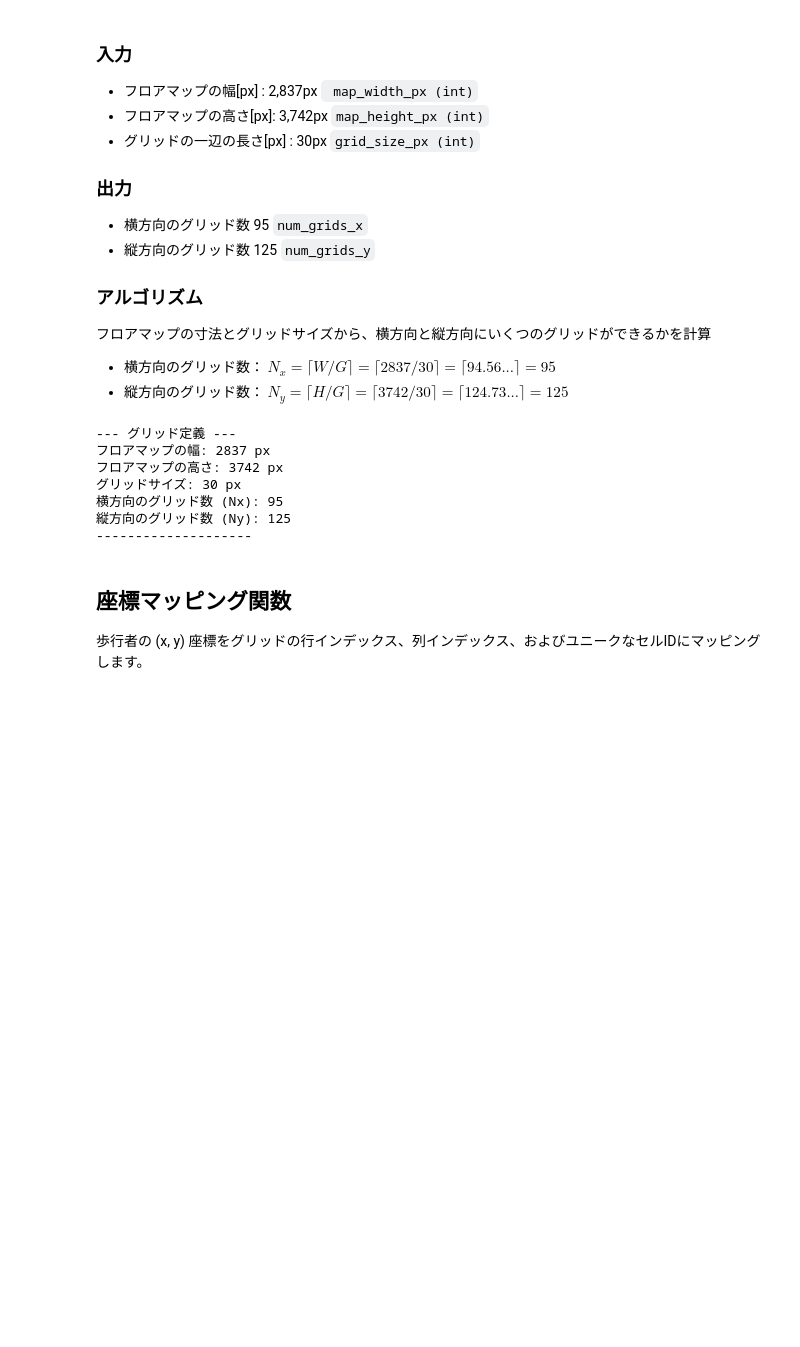
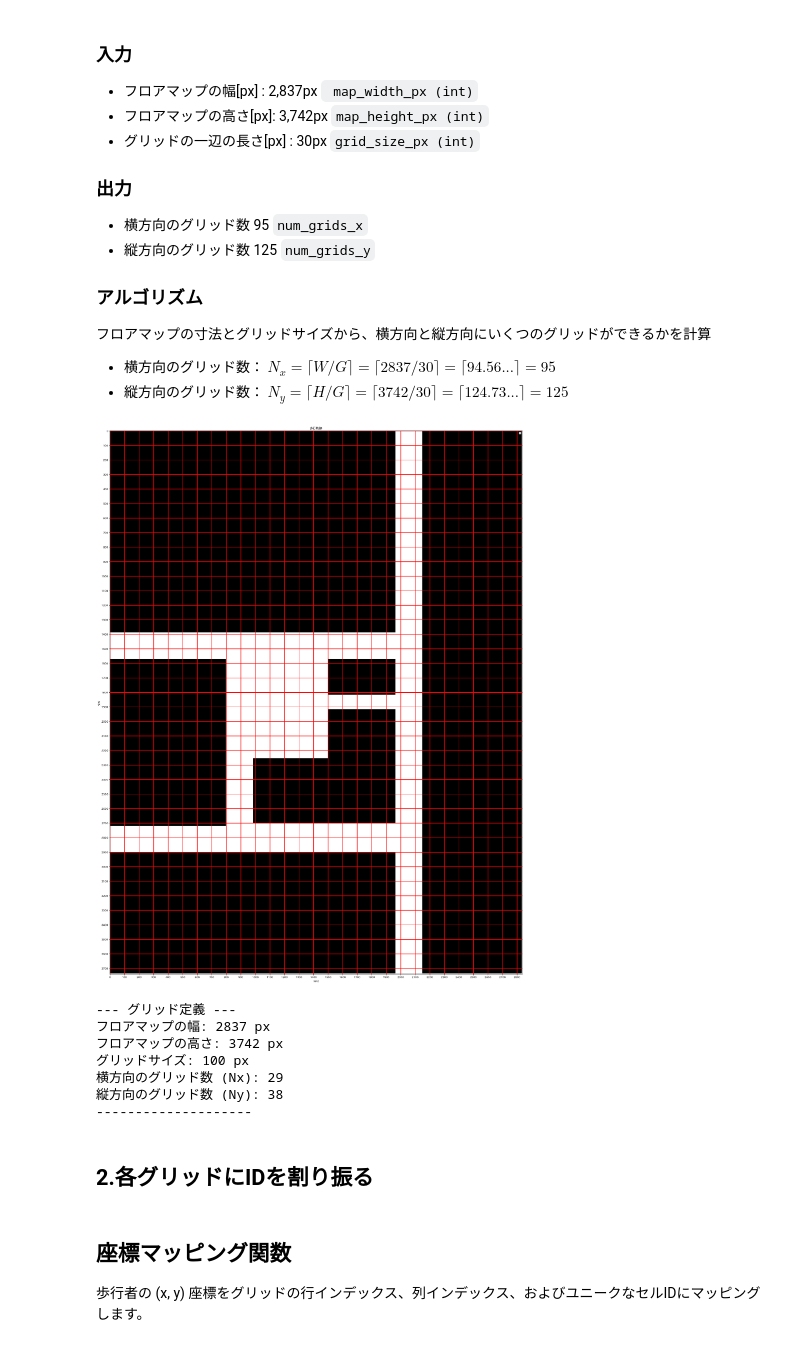
Before and after one commit to kajiLabTeam/pedestrian-behavior-comparison-system, a Jupyter notebook: src/grid/grid.ipynb, the cells around one changed output. Drawn from its saved outputs; the diff is of its cells as text; code cells hidden in the pictures; blank space fills up the shorter version.

```diff
--- a/src/grid/grid.ipynb
+++ b/src/grid/grid.ipynb
@@ -35,41 +35,57 @@ from PIL import Image, ImageDraw
 # %%
 # 1. グリッドの定義
 # 提供されたフロアマップの寸法を使用
 map_width = 2837
 map_height = 3742
 # 提案されたグリッドサイズ
-grid_size = 30
+grid_size = 100
 
 
 num_grids_x = math.ceil(map_width / grid_size)
 num_grids_y = math.ceil(map_height / grid_size)
 
 img = Image.open("../../docs/floorMap/building＝14,floor=5_freeSpace.png")
-draw = ImageDraw.Draw(img)
-width, height = img.size
 
-    # 縦線を描画
-for x in range(0, width, grid_size):
-    draw.line([(x, 0), (x, height)], fill="black")
+# プロットの設定
+fig, ax = plt.subplots(figsize=(map_width/100, map_height/100), dpi=100)
+ax.imshow(img)
 
-    # 横線を描画
-for y in range(0, height, grid_size):
-     draw.line([(0, y), (width, y)], fill="black")
+# グリッドの間隔を設定
+# MultipleLocatorを使って、指定したgrid_sizeごとにグリッド線を表示
+ax.xaxis.set_major_locator(ticker.MultipleLocator(grid_size))
+ax.yaxis.set_major_locator(ticker.MultipleLocator(grid_size))
 
+
+# グリッドを表示
+ax.grid(which='major', color='red', linestyle='-', linewidth=2)
+
+
+
+# 画像を表示
+plt.title('フロアマップにグリッドを描画')
+plt.xlabel('幅[px]')
+plt.ylabel('高さ[px]')
+plt.show()
 img.save("output/gridFloorMap.png")
+
+
+
 
 print(f"--- グリッド定義 ---")
 print(f"フロアマップの幅: {map_width} px")
 print(f"フロアマップの高さ: {map_height} px")
 print(f"グリッドサイズ: {grid_size} px")
 print(f"横方向のグリッド数 (Nx): {num_grids_x}")
 print(f"縦方向のグリッド数 (Ny): {num_grids_y}")
 print("-" * 20)
 # %% [output]
+[figure, added]
 --- グリッド定義 ---
 フロアマップの幅: 2837 px
 フロアマップの高さ: 3742 px
-グリッドサイズ: 30 px
-横方向のグリッド数 (Nx): 95
-縦方向のグリッド数 (Ny): 125
+グリッドサイズ: 100 px
+横方向のグリッド数 (Nx): 29
+縦方向のグリッド数 (Ny): 38
 --------------------
+# %% [markdown]
+## 2.各グリッドにIDを割り振る
```
Also changed, not shown: parts of 5 cells of this notebook, 1 other file.
